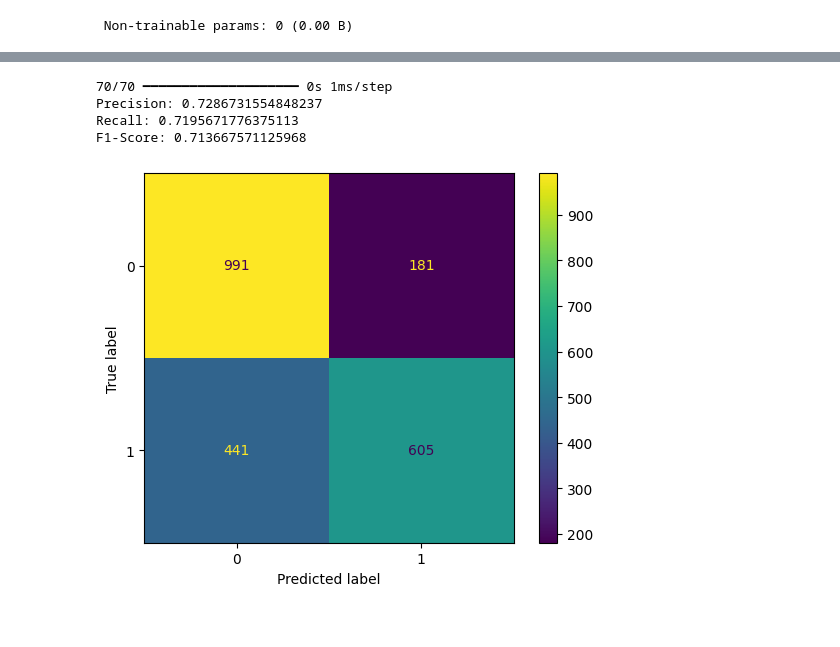
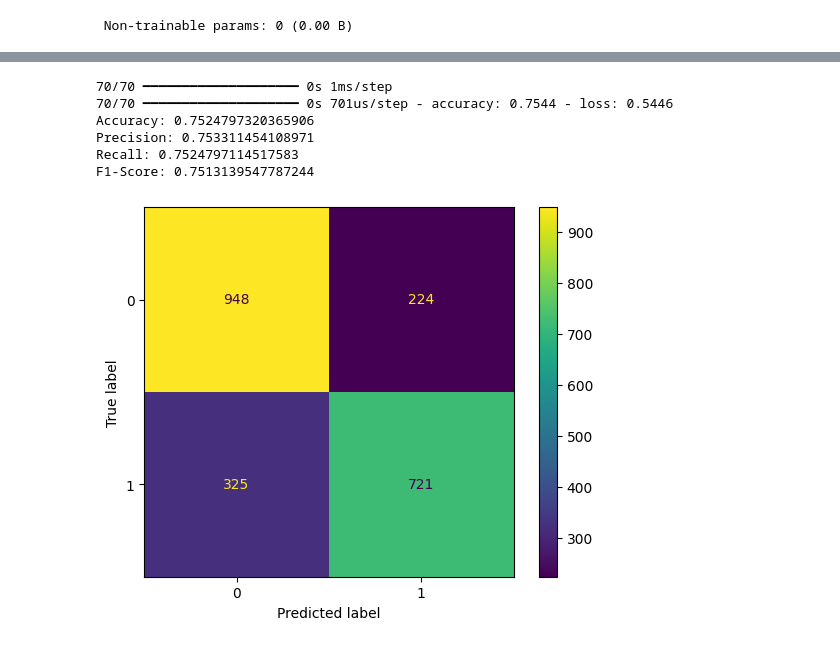
Before and after one commit to Leosce/Bank-Marketing-Campaign, a Jupyter notebook: BankPredictions.ipynb, the cells around one changed output, grey strips where cells are left out. Cells and saved outputs as stored; diff of their text form; code cells hidden in the pictures.

Commit message:
Modified the notebook
Added a Naive Bayes classifier, modified the neural network evaluation, and added a visual comparison between all of the models' evaluations.

```diff
--- a/BankPredictions.ipynb
+++ b/BankPredictions.ipynb
@@ -596,0 +601,20 @@ conmat(y_test,predict)
+# %%
+X_train, X_test, y_train, y_test = train_test_split(X, y, test_size=0.2, random_state=42)
+# %%
+from sklearn.naive_bayes import GaussianNB
+
+# Define the parameter grid and model
+nb = GaussianNB()
+param_grid = {
+    'var_smoothing': [1e-9, 1e-8, 1e-7, 1e-6, 1e-5]
+}
+
+# Apply GridSearchCV
+grid_search = GridSearchCV(estimator=nb, param_grid=param_grid, cv=5, n_jobs=-1, verbose=2)
+grid_search.fit(X_train_scaled, y_train)
+print("Best parameters found:", grid_search.best_params_)
+
+# Train the model with the best parameters and predict the output.
+nb = GaussianNB(**grid_search.best_params_)
+nb.fit(X_train_scaled,y_train)
+predict=svm.predict(X_test_scaled)
@@ -649,25 +688,29 @@ Epoch 50/50
 <keras.src.callbacks.history.History at 0x...>
 # %%
-from sklearn.metrics import precision_score, recall_score, f1_score, confusion_matrix, ConfusionMatrixDisplay
+from sklearn.metrics import precision_score, recall_score, f1_score, confusion_matrix, ConfusionMatrixDisplay, accuracy_score
 
 y_pred = model.predict(X_test)
 y_pred_binary = (y_pred >= 0.5).astype("int32")
 
-precision = precision_score(y_test, y_pred_binary, average='weighted')
-recall = recall_score(y_test, y_pred_binary, average='weighted')
-f1 = f1_score(y_test, y_pred_binary, average='weighted')
+sq_precision = precision_score(y_test, y_pred_binary, average='weighted')
+sq_recall = recall_score(y_test, y_pred_binary, average='weighted')
+sq_f1 = f1_score(y_test, y_pred_binary, average='weighted')
+_, sq_accuracy = model.evaluate(X_test, y_test)
 
-print(f'Precision: {precision}')
-print(f'Recall: {recall}')
-print(f'F1-Score: {f1}')
+print(f'Accuracy: {sq_accuracy}')
+print(f'Precision: {sq_precision}')
+print(f'Recall: {sq_recall}')
+print(f'F1-Score: {sq_f1}')
 
 cm = confusion_matrix(y_test, y_pred_binary)
 disp = ConfusionMatrixDisplay(confusion_matrix=cm)
 disp.plot()
 plt.show()
 # %% [output]
 70/70 ━━━━━━━━━━━━━━━━━━━━ 0s 1ms/step
-Precision: 0.7286731554848237
-Recall: 0.7195671776375113
-F1-Score: 0.713667571125968
+70/70 ━━━━━━━━━━━━━━━━━━━━ 0s 701us/step - accuracy: 0.7544 - loss: 0.5446
+Accuracy: 0.7524797320365906
+Precision: 0.753311454108971
+Recall: 0.7524797114517583
+F1-Score: 0.7513139547787244
-[figure, old version]
+[figure, new version]
```
Also changed, not shown: parts of 16 cells of this notebook.
